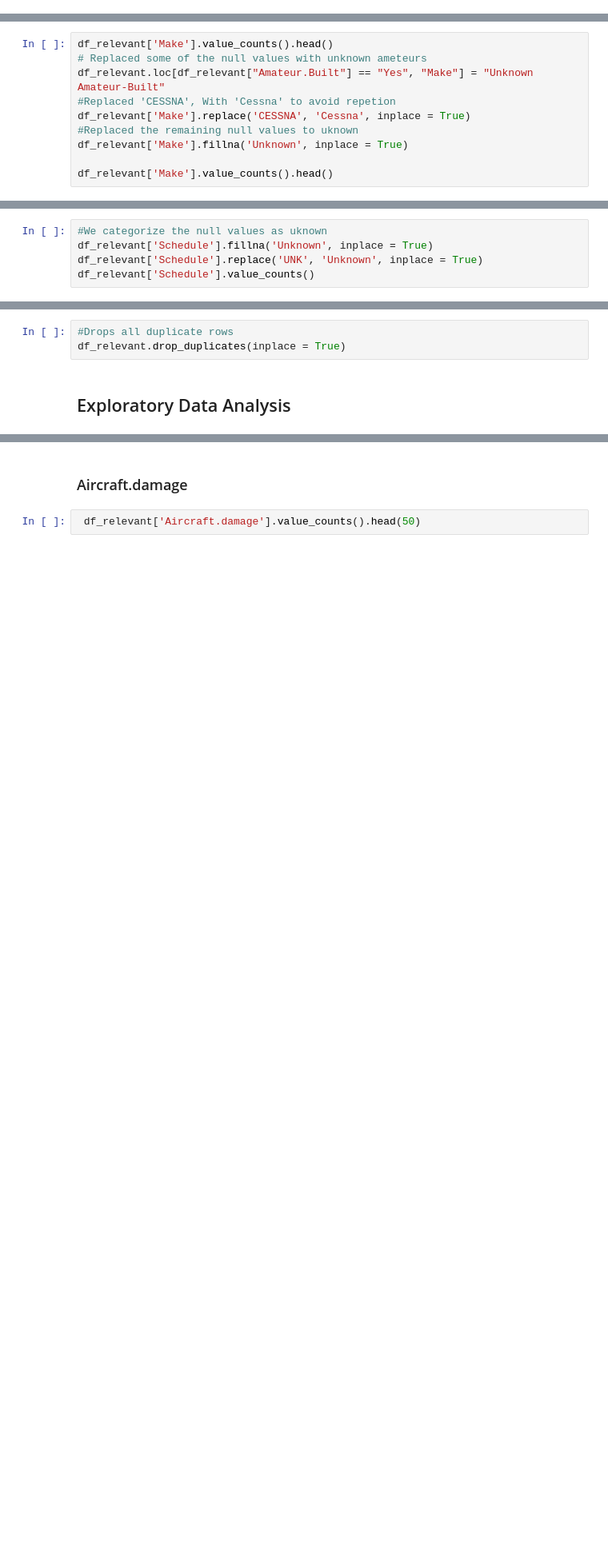
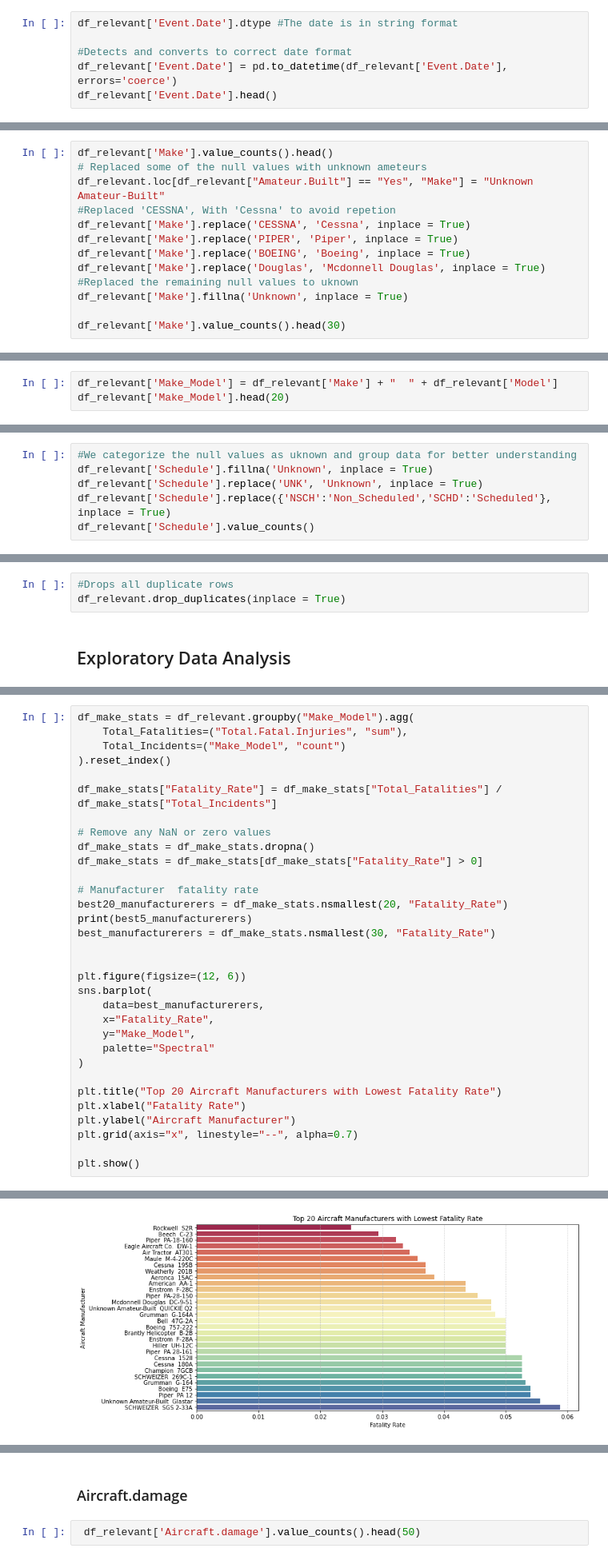
Before and after one commit to Lily-kwamboka/Aviation-Dataset-Analysis, a Jupyter notebook: Aviation.ipynb, the cells around one changed output, grey strips where cells are left out. Shown at 80% size. Cells and saved outputs as stored; diff of their text form; blank space fills up the shorter version.

```diff
--- a/Aviation.ipynb
+++ b/Aviation.ipynb
@@ -141,0 +158,6 @@ dtype: int64
+# %%
+df_relevant['Event.Date'].dtype #The date is in string format
+
+#Detects and converts to correct date format
+df_relevant['Event.Date'] = pd.to_datetime(df_relevant['Event.Date'], errors='coerce')
+df_relevant['Event.Date'].head()
@@ -249,9 +278,12 @@ df_relevant['Make'].value_counts().head()
 df_relevant.loc[df_relevant["Amateur.Built"] == "Yes", "Make"] = "Unknown Amateur-Built"
 #Replaced 'CESSNA', With 'Cessna' to avoid repetion
 df_relevant['Make'].replace('CESSNA', 'Cessna', inplace = True)
+df_relevant['Make'].replace('PIPER', 'Piper', inplace = True)
+df_relevant['Make'].replace('BOEING', 'Boeing', inplace = True)
+df_relevant['Make'].replace('Douglas', 'Mcdonnell Douglas', inplace = True)
 #Replaced the remaining null values to uknown
 df_relevant['Make'].fillna('Unknown', inplace = True)
 
-df_relevant['Make'].value_counts().head()
+df_relevant['Make'].value_counts().head(30)
 # %% [output]
 Cessna                   27065
@@ -277,0 +325,3 @@ Name: Model, dtype: int64
+# %%
+df_relevant['Make_Model'] = df_relevant['Make'] + "  " + df_relevant['Model']
+df_relevant['Make_Model'].head(20)
@@ -351,8 +419,9 @@ Name: FAR.Description, dtype: int64
 # %% [markdown]
 #### Schedule
 # %%
-#We categorize the null values as uknown
+#We categorize the null values as uknown and group data for better understanding
 df_relevant['Schedule'].fillna('Unknown', inplace = True)
 df_relevant['Schedule'].replace('UNK', 'Unknown', inplace = True)
+df_relevant['Schedule'].replace({'NSCH':'Non_Scheduled','SCHD':'Scheduled'}, inplace = True)
 df_relevant['Schedule'].value_counts()
 # %% [output]
@@ -525,0 +601,33 @@ df_relevant.drop_duplicates(inplace = True)
+# %%
+df_make_stats = df_relevant.groupby("Make_Model").agg(
+    Total_Fatalities=("Total.Fatal.Injuries", "sum"),
+    Total_Incidents=("Make_Model", "count")
+).reset_index()
+
+df_make_stats["Fatality_Rate"] = df_make_stats["Total_Fatalities"] / df_make_stats["Total_Incidents"]
+
+# Remove any NaN or zero values
+df_make_stats = df_make_stats.dropna()
+df_make_stats = df_make_stats[df_make_stats["Fatality_Rate"] > 0]
+
+# Manufacturer  fatality rate
+best20_manufacturerers = df_make_stats.nsmallest(20, "Fatality_Rate")
+print(best5_manufacturerers)
+best_manufacturerers = df_make_stats.nsmallest(30, "Fatality_Rate")
+
+
+plt.figure(figsize=(12, 6))
+sns.barplot(
+    data=best_manufacturerers,
+    x="Fatality_Rate",
+    y="Make_Model",
+    palette="Spectral"
+)
+
+plt.title("Top 20 Aircraft Manufacturers with Lowest Fatality Rate")
+plt.xlabel("Fatality Rate")
+plt.ylabel("Aircraft Manufacturer")
+plt.grid(axis="x", linestyle="--", alpha=0.7)
+
+plt.show()
+# %% [output]
@@ -525,0 +651 @@ df_relevant.drop_duplicates(inplace = True)
+[figure, added]
```
Also changed, not shown: parts of 57 cells of this notebook.
